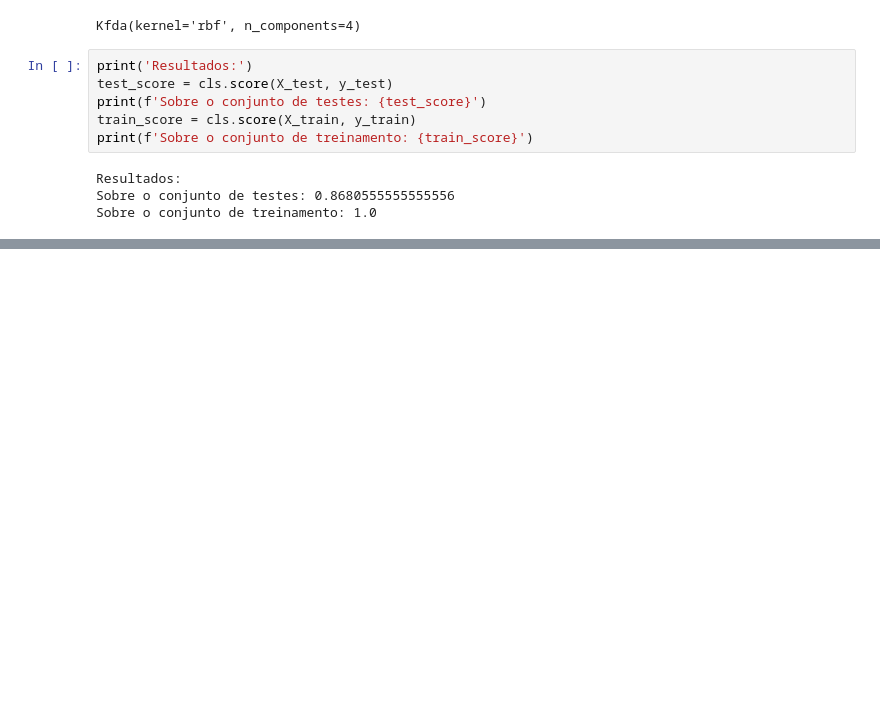
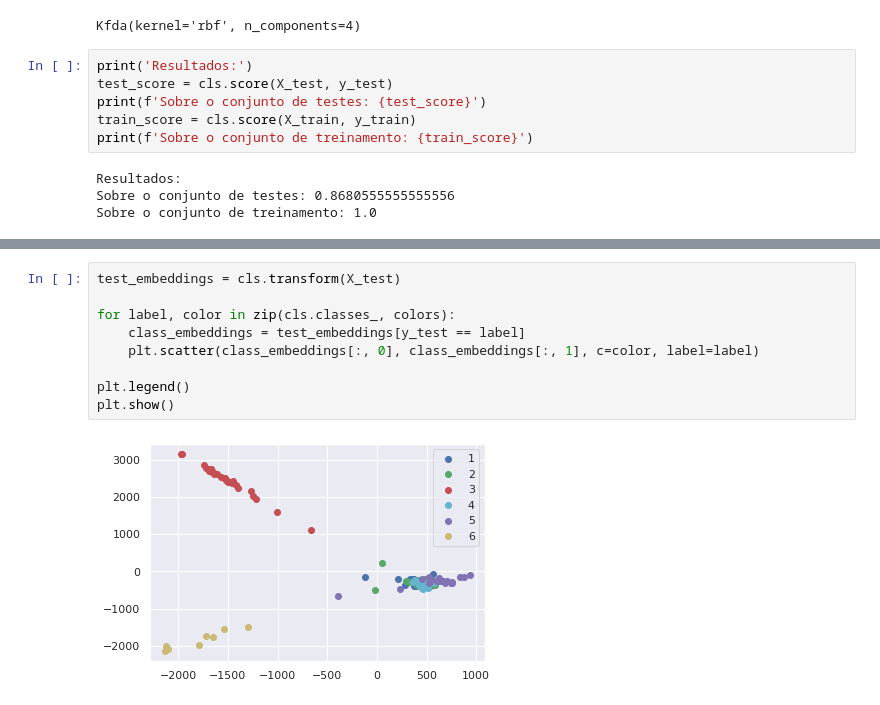
Before and after one commit to gus-phys/AI2-resources, a Jupyter notebook: 10-reducao-dimensionalidade/aulas-praticas/aula5/isomap/isomap_on_dermatology.ipynb, the cells around one changed output, grey strips where cells are left out. Drawn from its saved outputs; the diff is of its cells as text; blank space fills up the shorter version.

```diff
--- a/10-reducao-dimensionalidade/aulas-praticas/aula5/isomap/isomap_on_dermatology.ipynb
+++ b/10-reducao-dimensionalidade/aulas-praticas/aula5/isomap/isomap_on_dermatology.ipynb
@@ -276,0 +327,11 @@ Sobre o conjunto de treinamento: 1.0
+# %%
+test_embeddings = cls.transform(X_test)
+
+for label, color in zip(cls.classes_, colors):
+    class_embeddings = test_embeddings[y_test == label]
+    plt.scatter(class_embeddings[:, 0], class_embeddings[:, 1], c=color, label=label)
+
+plt.legend()
+plt.show()
+# %% [output]
+[figure, added]
```
Also changed, not shown: parts of 7 cells of this notebook, 3 other files.
